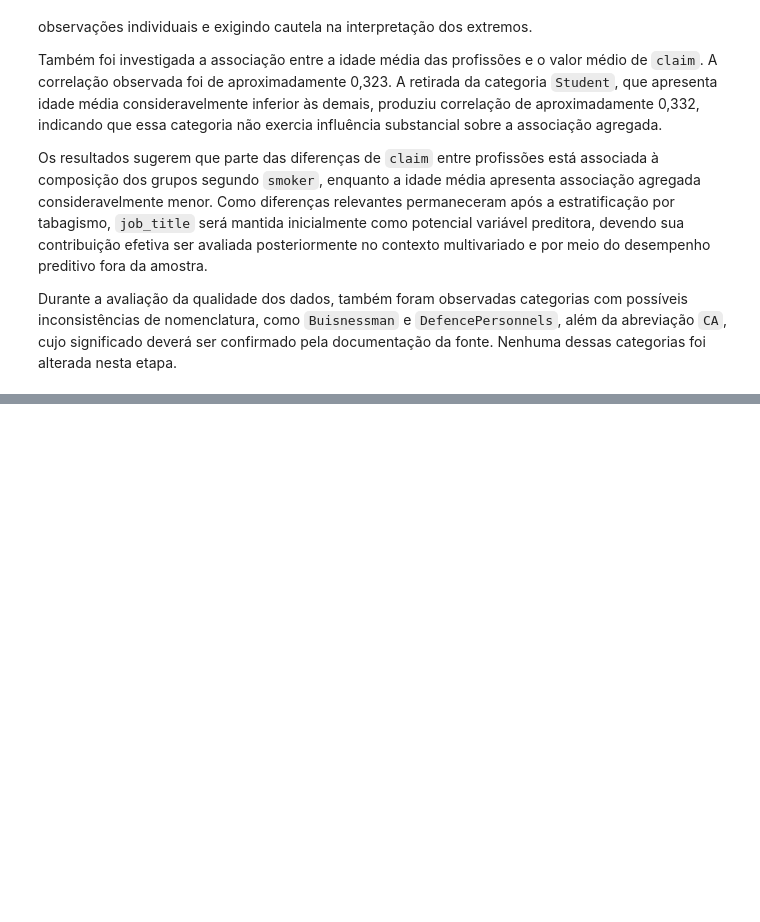
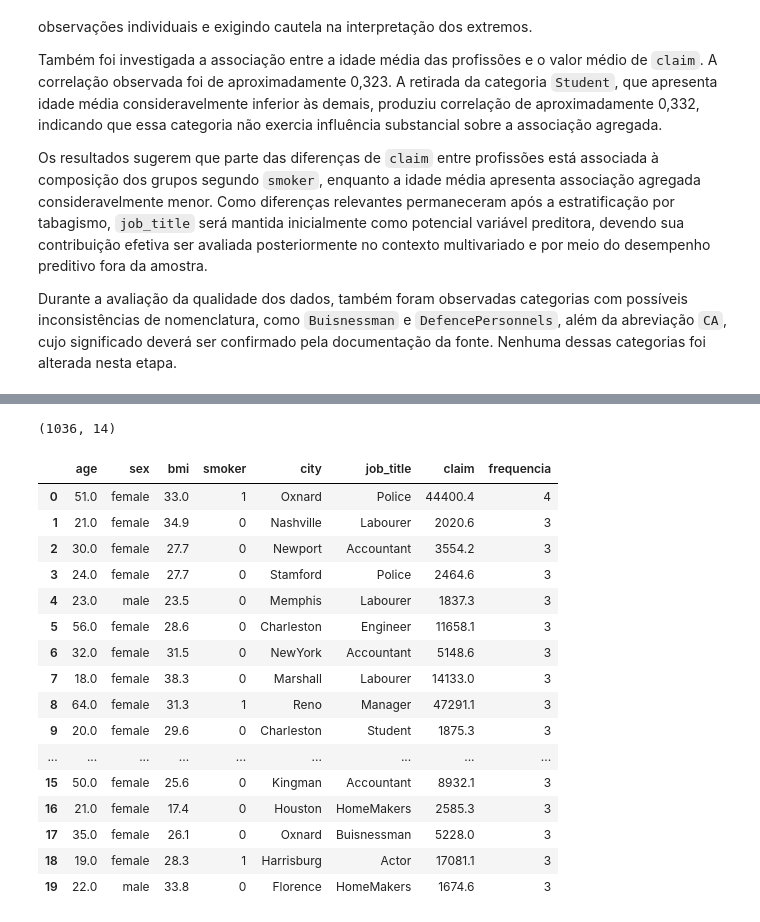
Before and after one commit to DalpesCS50/trab_estagio4_health-insurance-claims-prediction, a Jupyter notebook: notebooks/01_exploracao_inicial_health_insurance.ipynb, the cells around one changed output, grey strips where cells are left out. Cells and saved outputs as stored; diff of their text form; code cells hidden in the pictures; blank space fills up the shorter version.

```diff
--- a/notebooks/01_exploracao_inicial_health_insurance.ipynb
+++ b/notebooks/01_exploracao_inicial_health_insurance.ipynb
@@ -1611,0 +1669,4 @@ Durante a avaliação da qualidade dos dados, também foram observadas categoria
+# %%
+dados_modelagem = dados.copy()
+
+dados_modelagem.shape
@@ -1611,0 +1675,8 @@ Durante a avaliação da qualidade dos dados, também foram observadas categoria
+# %%
+frequencia_linhas = (
+    dados_modelagem
+    .value_counts(dropna=False)
+    .reset_index(name="frequencia")
+)
+
+frequencia_linhas["frequencia"].value_counts().sort_index()
@@ -1611,0 +1691,30 @@ Durante a avaliação da qualidade dos dados, também foram observadas categoria
+# %%
+linhas_repetidas = frequencia_linhas[
+    frequencia_linhas["frequencia"] > 1
+].copy()
+
+linhas_repetidas.shape
+# %% [output]
+(1036, 14)
+# %%
+linhas_repetidas[
+    ["age", "sex", "bmi", "smoker", "city", "job_title", "claim", "frequencia"]
+].head(20)
+# %% [output]
+|  | age | sex | bmi | smoker | city | job_title | claim | frequencia |
+| 0 | 51.0 | female | 33.0 | 1 | Oxnard | Police | 44400.4 | 4 |
+| 1 | 21.0 | female | 34.9 | 0 | Nashville | Labourer | 2020.6 | 3 |
+| 2 | 30.0 | female | 27.7 | 0 | Newport | Accountant | 3554.2 | 3 |
+| 3 | 24.0 | female | 27.7 | 0 | Stamford | Police | 2464.6 | 3 |
+| 4 | 23.0 | male | 23.5 | 0 | Memphis | Labourer | 1837.3 | 3 |
+| 5 | 56.0 | female | 28.6 | 0 | Charleston | Engineer | 11658.1 | 3 |
+| 6 | 32.0 | female | 31.5 | 0 | NewYork | Accountant | 5148.6 | 3 |
+| 7 | 18.0 | female | 38.3 | 0 | Marshall | Labourer | 14133.0 | 3 |
+| 8 | 64.0 | female | 31.3 | 1 | Reno | Manager | 47291.1 | 3 |
+| 9 | 20.0 | female | 29.6 | 0 | Charleston | Student | 1875.3 | 3 |
+| ... | ... | ... | ... | ... | ... | ... | ... | ... |
+| 15 | 50.0 | female | 25.6 | 0 | Kingman | Accountant | 8932.1 | 3 |
+| 16 | 21.0 | female | 17.4 | 0 | Houston | HomeMakers | 2585.3 | 3 |
+| 17 | 35.0 | female | 26.1 | 0 | Oxnard | Buisnessman | 5228.0 | 3 |
+| 18 | 19.0 | female | 28.3 | 1 | Harrisburg | Actor | 17081.1 | 3 |
+| 19 | 22.0 | male | 33.8 | 0 | Florence | HomeMakers | 1674.6 | 3 |
```
Also changed, not shown: parts of 52 cells of this notebook.
